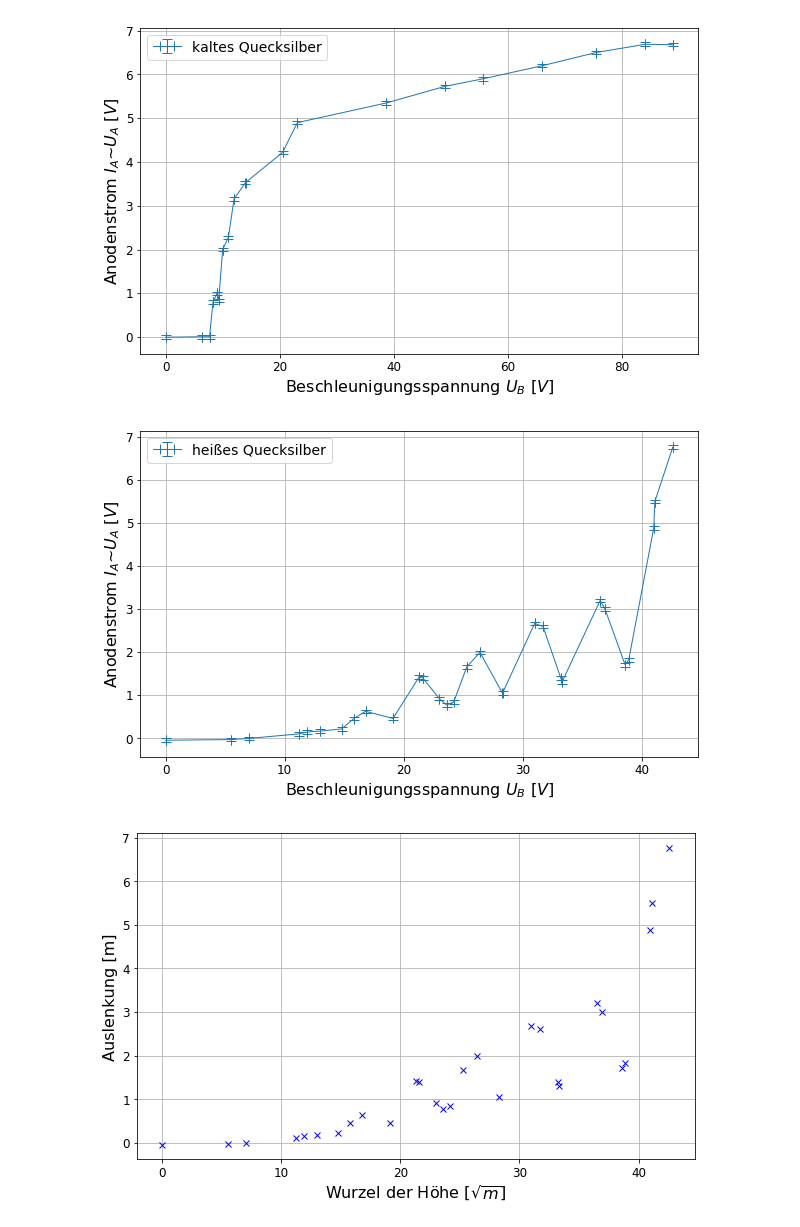
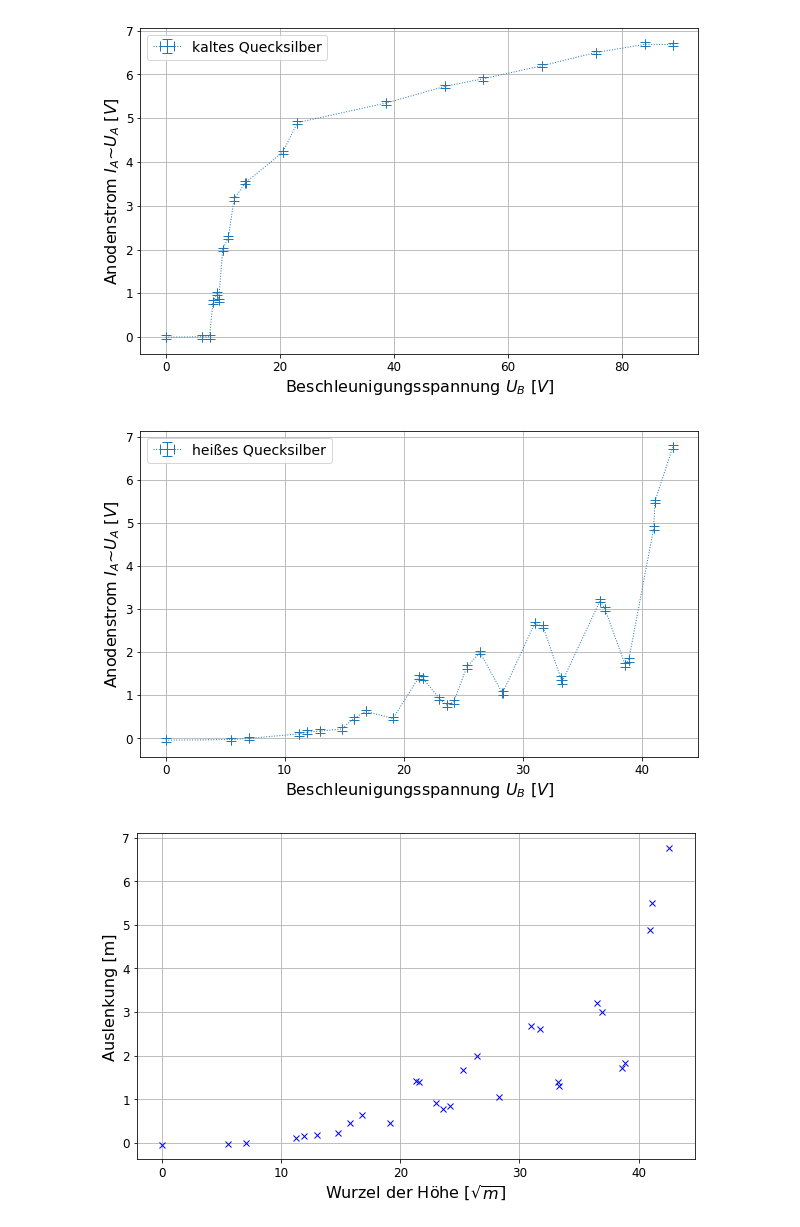
Before and after one commit to dfb159/Studium, a Jupyter notebook: Exp1/Versuchsbericht 13 - A2/A2_FrankHertz_Rechnung.ipynb, the cells around one changed output. Drawn from its saved outputs; the diff is of its cells as text; code cells hidden in the pictures.

```diff
--- a/Exp1/Versuchsbericht 13 - A2/A2_FrankHertz_Rechnung.ipynb
+++ b/Exp1/Versuchsbericht 13 - A2/A2_FrankHertz_Rechnung.ipynb
@@ -177,7 +186,7 @@ plt.show()
 
 fig=plt.figure(figsize=fig_size)
 
-plt.errorbar(unv(U_HgK),unv(I_HgK),usd(U_HgK),usd(I_HgK),fmt='-', capsize=5, linewidth=1, label='kaltes Quecksilber')
+plt.errorbar(unv(U_HgK),unv(I_HgK),usd(U_HgK),usd(I_HgK),fmt=':', capsize=5, linewidth=1, label='kaltes Quecksilber')
 
 #plt.xlim(0,1200)
 plt.legend(prop={'size':fig_legendsize})
@@ -188,24 +197,24 @@ plt.ylabel("Anodenstrom $I_A$~$U_A$ [$V$]", {'fontsize': fig_legendsize+2})
 plt.savefig("data/CharakteristikHgKalt.pdf")
 plt.show()
 # %% [output]
-[figure, old version]
+[figure, new version]
 # %%
 # diagramm 4: I_A / U_A Quecksilber Warm
 
 fig=plt.figure(figsize=fig_size)
 
-plt.errorbar(unv(U_HgW),unv(I_HgW),usd(U_HgW),usd(I_HgW),fmt='-', capsize=5, linewidth=1, label='heißes Quecksilber')
+plt.errorbar(unv(U_HgW),unv(I_HgW),usd(U_HgW),usd(I_HgW),fmt=':', capsize=5, linewidth=1, label='heißes Quecksilber')
 
 #plt.xlim(0,1200)
 plt.legend(prop={'size':fig_legendsize})
 plt.grid()
 plt.tick_params(labelsize=fig_labelsize)
 plt.xlabel("Beschleunigungsspannung $U_B$ [$V$]", {'fontsize':fig_legendsize+2})
 plt.ylabel("Anodenstrom $I_A$~$U_A$ [$V$]", {'fontsize': fig_legendsize+2})
 plt.savefig("data/CharakteristikHgWarm.pdf")
 plt.show()
 # %% [output]
-[figure, old version]
+[figure, new version]
 # %%
 # plot ohne uncertanties ohne ausgleichsgerade
 
```
Also changed, not shown: parts of 5 cells of this notebook, 4 other files.
